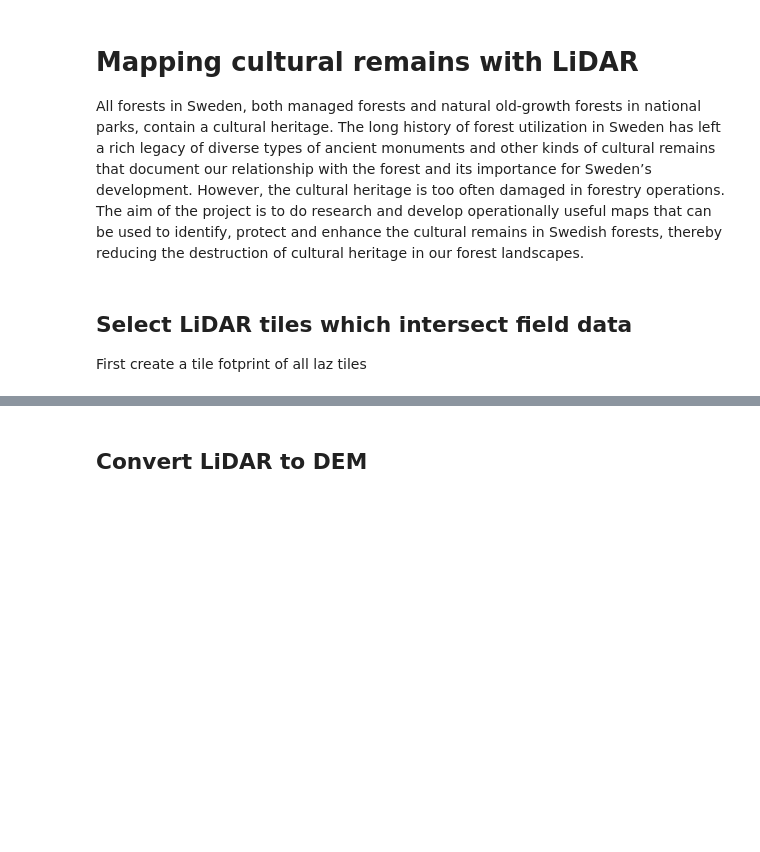
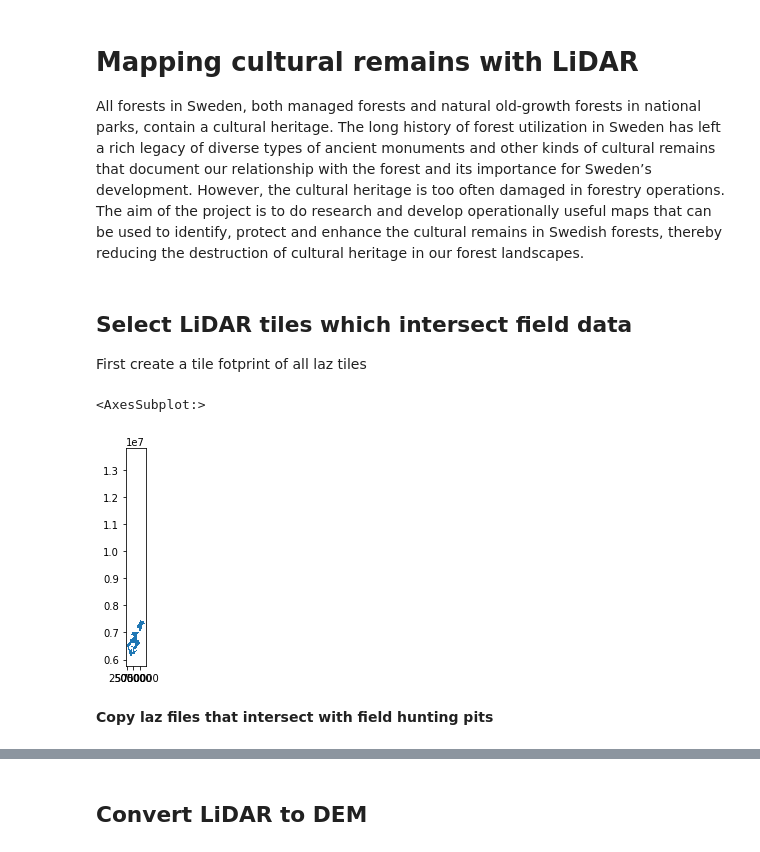
Before and after one commit to williamlidberg/Detection-of-hunting-pits-using-airborne-laser-scanning-and-deep-learning, a Jupyter notebook: Williams notes.ipynb, the cells around one changed output, grey strips where cells are left out. Cells and saved outputs as stored; diff of their text form; code cells hidden in the pictures; blank space fills up the shorter version.

Commit message:
new select laz tiles script

```diff
--- a/Williams notes.ipynb
+++ b/Williams notes.ipynb
@@ -11,4 +11,13 @@ cultural heritage in our forest landscapes.
 ## Select LiDAR tiles which intersect field data
 First create a tile fotprint of all laz tiles
 # %%
-!python /workspace/code/lidar_tile_footprint.py /workspace/lidar/pooled_laz_files/
+#!python /workspace/code/lidar_tile_footprint.py /workspace/lidar/pooled_laz_files/
+import geopandas as gpd
+sites = gpd.read_file('/workspace/lidar/none.shp')
+#sites.crs = '3006'
+sites.plot()
+# %% [output]
+<AxesSubplot:>
+[figure, added]
+# %% [markdown]
+**Copy laz files that intersect with field hunting pits**
```
Also changed, not shown: parts of 16 cells of this notebook, 6 other files.
